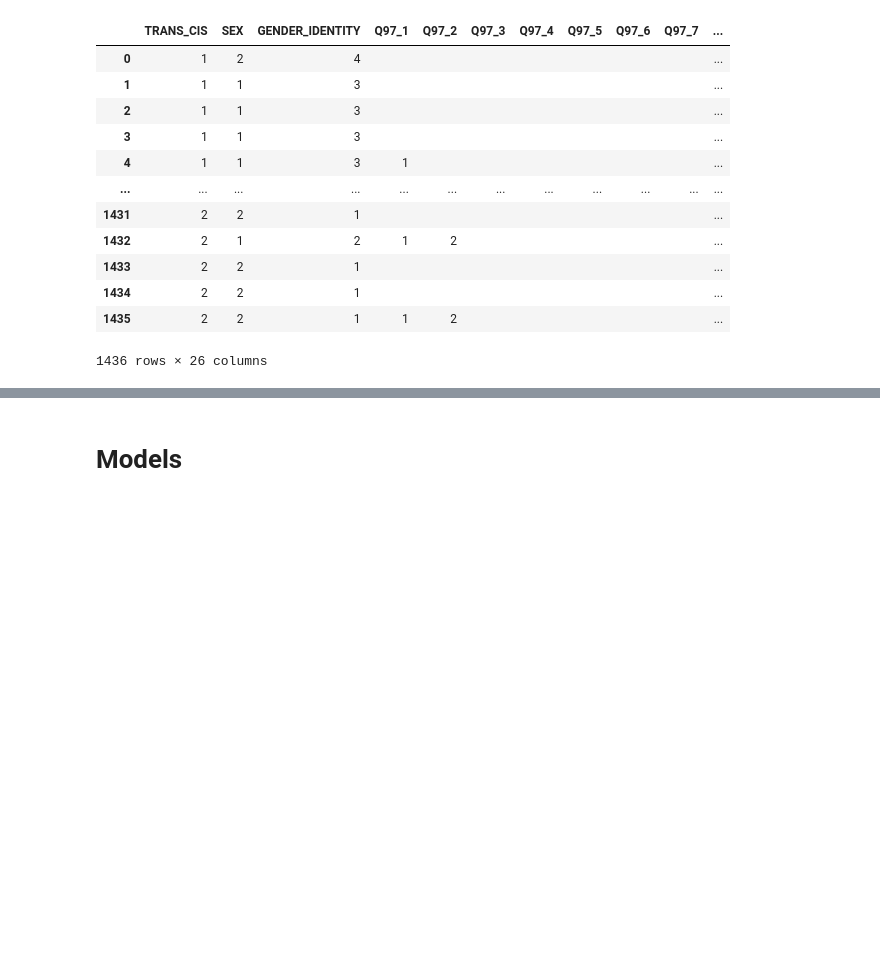
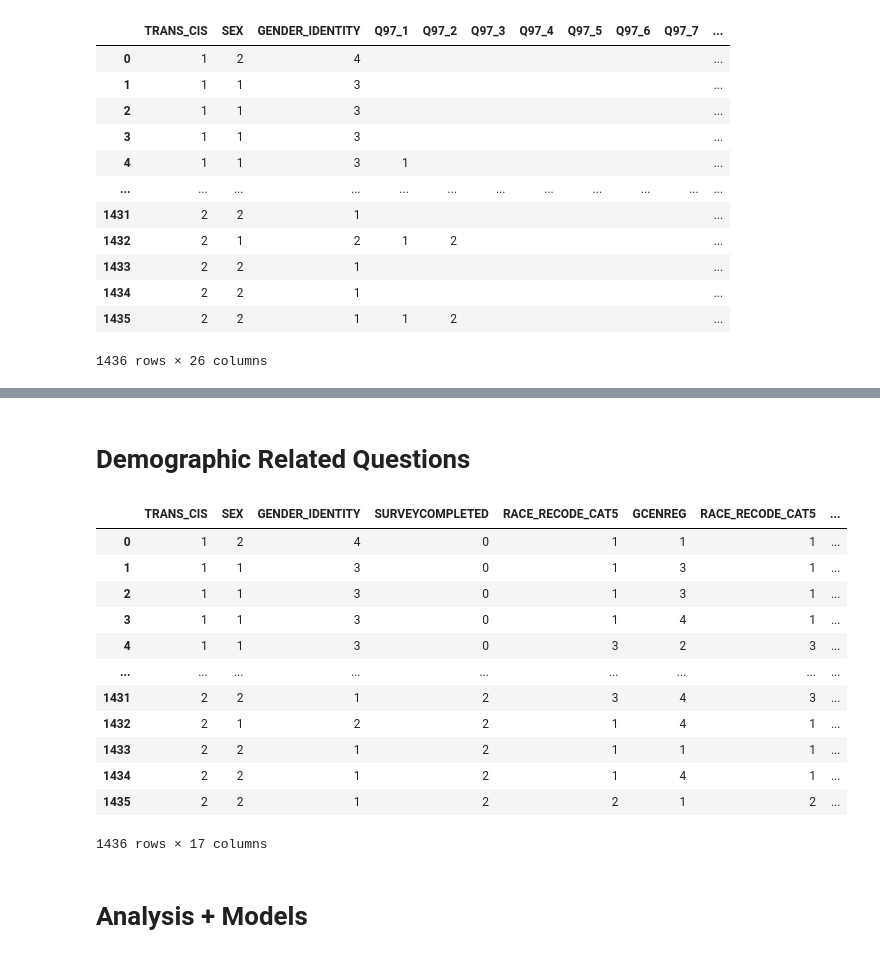
Before and after one commit to c6shi/dds_transgender, a Jupyter notebook: candus/main.ipynb, the cells around one changed output, grey strips where cells are left out. Drawn from its saved outputs; the diff is of its cells as text; code cells hidden in the pictures; blank space fills up the shorter version.

```diff
--- a/candus/main.ipynb
+++ b/candus/main.ipynb
@@ -83,2 +292,24 @@ physical
+# %% [markdown]
+# Demographic Related Questions
+# %%
+demqs = ['GCENREG', 'RACE_RECODE_CAT5', 'PINC',
+         'GEDUC1', 'GEDUCATION', 'GEMPLOYMENT2010', 'AGE',
+         'GURBAN', 'POVERTY', 'GP20', 'GWP1223', 'GWP1225']
+dem = combined[gender + demqs]
+dem
+# %% [output]
+|  | TRANS_CIS | SEX | GENDER_IDENTITY | SURVEYCOMPLETED | RACE_RECODE_CAT5 | GCENREG | RACE_RECODE_CAT5 | ... |
+| 0 | 1 | 2 | 4 | 0 | 1 | 1 | 1 | ... |
+| 1 | 1 | 1 | 3 | 0 | 1 | 3 | 1 | ... |
+| 2 | 1 | 1 | 3 | 0 | 1 | 3 | 1 | ... |
+| 3 | 1 | 1 | 3 | 0 | 1 | 4 | 1 | ... |
+| 4 | 1 | 1 | 3 | 0 | 3 | 2 | 3 | ... |
+| ... | ... | ... | ... | ... | ... | ... | ... | ... |
+| 1431 | 2 | 2 | 1 | 2 | 3 | 4 | 3 | ... |
+| 1432 | 2 | 1 | 2 | 2 | 1 | 4 | 1 | ... |
+| 1433 | 2 | 2 | 1 | 2 | 1 | 1 | 1 | ... |
+| 1434 | 2 | 2 | 1 | 2 | 1 | 4 | 1 | ... |
+| 1435 | 2 | 2 | 1 | 2 | 2 | 1 | 2 | ... |
+1436 rows × 17 columns
 # %% [markdown]
-# Models
+# Analysis + Models
```
Also changed, not shown: parts of 29 cells of this notebook, 6 other files.
